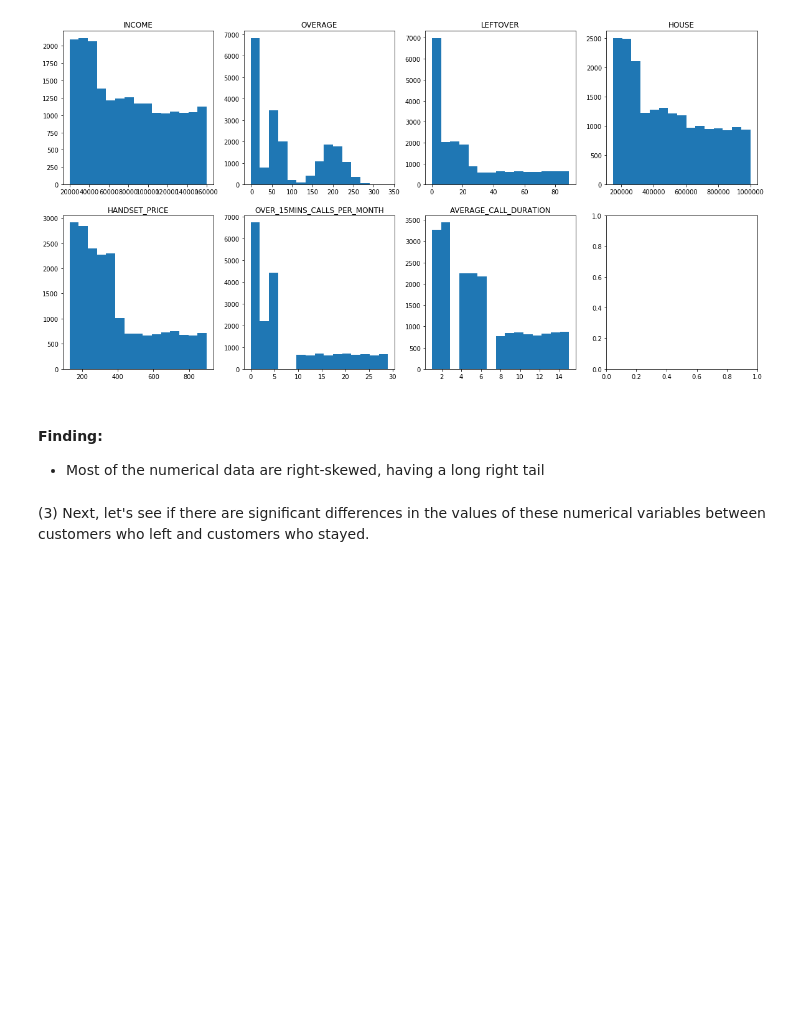
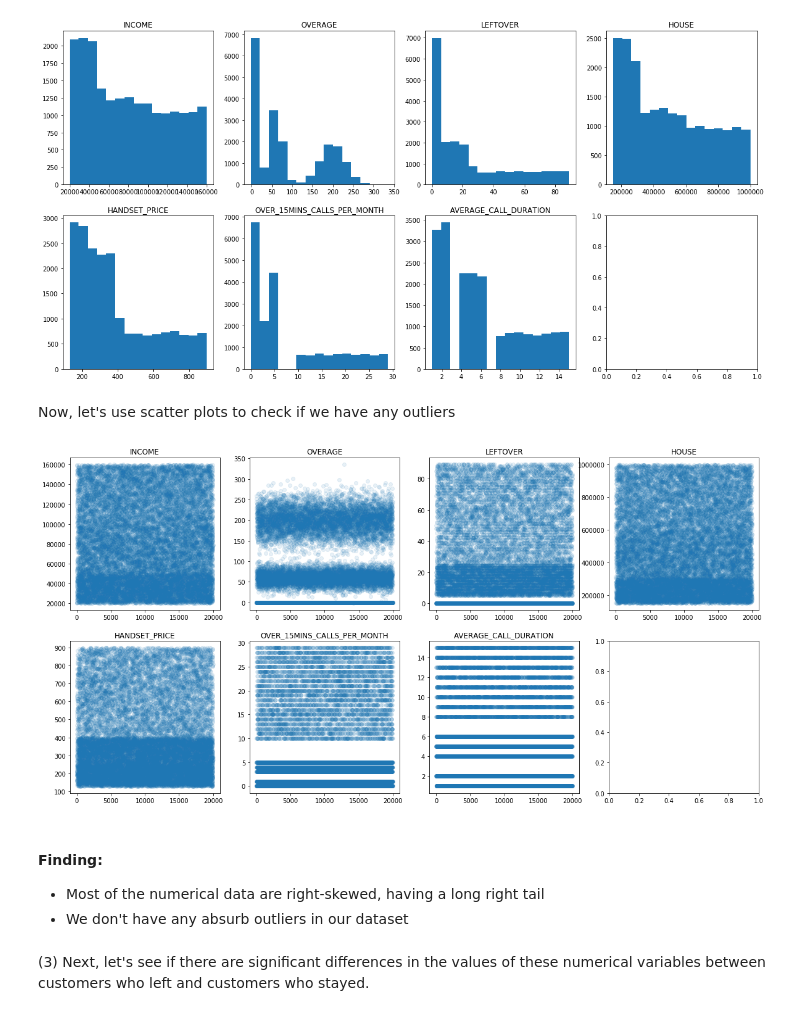
Before and after one commit to lfung218/othot-task, a Jupyter notebook: othot_task.ipynb, the cells around one changed output. Saved outputs shown, nothing was run; the diff lists cells and outputs as text; code cells hidden in the pictures; blank space fills up the shorter version.

```diff
--- a/othot_task.ipynb
+++ b/othot_task.ipynb
@@ -117,9 +117,21 @@ for idx, ax in enumerate(a): # for each numerical variable, plot a histogram to
         ax.set_title(numeric_columns[idx])
 # %% [output]
 [figure]
+# %% [markdown]
+Now, let's use scatter plots to check if we have any outliers
+# %%
+f0, a0 = plt.subplots(2, 4, figsize=(20, 10))
+a0 = a0.ravel()
+for idx, ax in enumerate(a0): # for each numerical variable, plot a histogram to check the distribution of their numerical values
+    if idx < len(numeric_columns):
+        ax.scatter(range(df.shape[0]), df[numeric_columns[idx]], alpha=0.1)
+        ax.set_title(numeric_columns[idx])
+# %% [output]
+[figure, added]
 # %% [markdown]
 #### Finding:
 + Most of the numerical data are right-skewed, having a long right tail
++ We don't have any absurb outliers in our dataset
 # %% [markdown]
 (3) Next, let's see if there are significant differences in the values of these numerical variables between customers who left and customers who stayed.
 # %%
```
Also changed, not shown: parts of 26 cells of this notebook.
